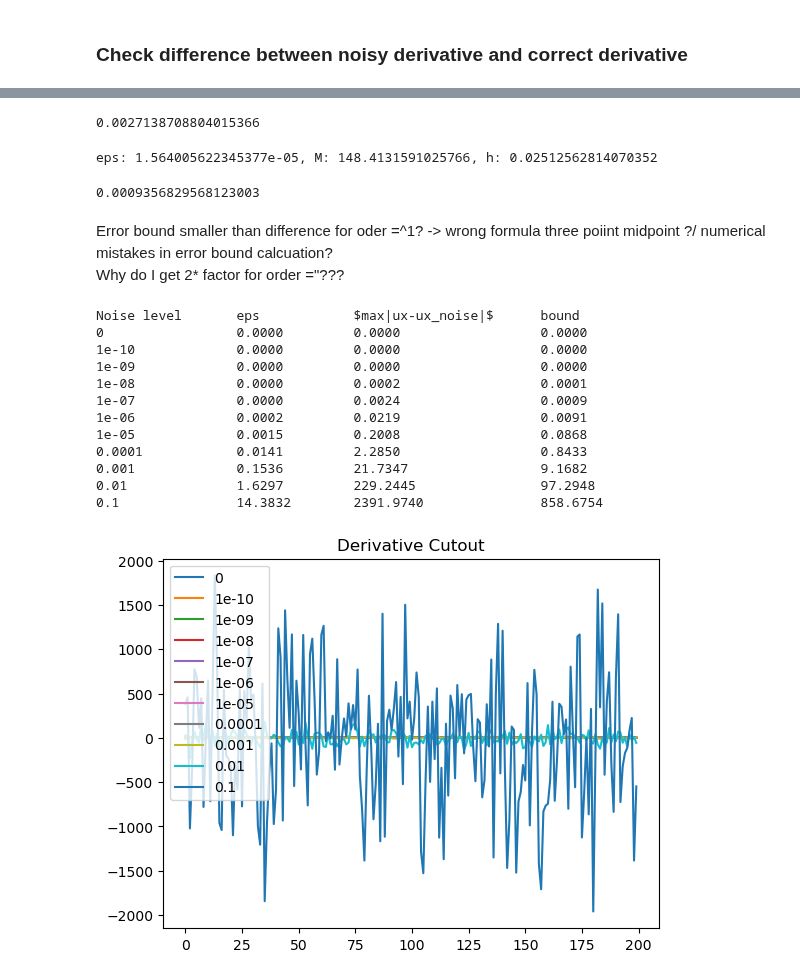
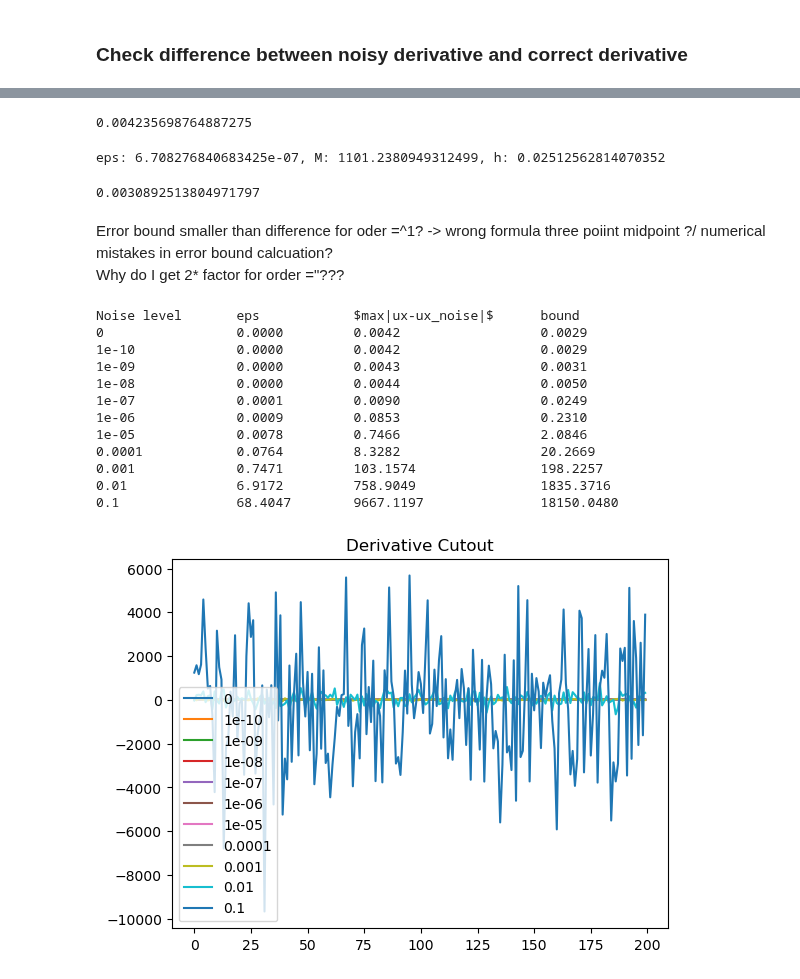
Before and after one commit to HillaryHauger/robust-identifiability-symbolic-recovery, a Jupyter notebook: My Experiments/Robustness Noise SVD.ipynb, the cells around one changed output, grey strips where cells are left out. Cells and saved outputs as stored; diff of their text form; code cells hidden in the pictures.

Commit message:
Zwischenergebniss Robustness Finite Differences

```diff
--- a/My Experiments/Robustness Noise SVD.ipynb
+++ b/My Experiments/Robustness Noise SVD.ipynb
@@ -175,14 +165,25 @@ def error_bound(eps,h,M,order=2):
     if order ==1:
         #backward differences order 1
         return 2*eps/h + h/2*M
+
     elif order==2:
         return 2*(eps/h + h*h/6*M) #is fixed with 2* but why???
+
+    if order ==3:
+        return 20.0/3*eps/h + h**3.0/6*M
+
     elif order==4:
         return 9.0/6.0*eps/h + h**4/30*M
+
+    if order ==5:
+        return 20.0/3*eps/h + h**5.0/6*M
+
     elif order==6:
         return 11/6.0*eps/h + h**6/144*M
+
     elif order==8:
         return 25/12*eps/h + h**8/840*M
+
     else:
         #TODO: for now order 2
         return 2*eps/h + h*h/3.0*M
@@ -190,26 +191,27 @@ def error_bound(eps,h,M,order=2):
 def infinity_norm(x):
     return np.max(np.abs(x))
 # %%
-target_noise=1e-7
+target_noise=1e-9
 var = target_noise * np.sqrt(np.mean(np.square(u)))
 noise = np.random.normal(0, var, size=u.shape)
 u_noise = u + noise
-ux_noise = ps.FiniteDifference(order=4,d=1, axis=0, drop_endpoints=False)._differentiate(u_noise, dx)
+order=3
+ux_noise = ps.FiniteDifference(order=order,d=1, axis=0, drop_endpoints=False)._differentiate(u_noise, dx)
 # %%
 infinity_norm(ux-ux_noise)
 # %% [output]
-0.0027138708804015366
+0.004235698764887275
 # %%
 eps=infinity_norm(u_noise-u)
 M=infinity_norm(uxxx)
 h=dx
 print(f"eps: {eps}, M: {M}, h: {h}")
 # %% [output]
-eps: 1.564005622345377e-05, M: 148.4131591025766, h: 0.02512562814070352
+eps: 6.708276840683425e-07, M: 1101.2380949312499, h: 0.02512562814070352
 # %%
-error_bound(eps,h,M,order=4)
+error_bound(eps,h,M,order=order)
 # %% [output]
-0.0009356829568123003
+0.0030892513804971797
 # %% [markdown]
 Error bound smaller than difference for oder =^1? -> wrong formula
 three poiint midpoint ?/ numerical mistakes in error bound calcuation?<br>
@@ -217,35 +219,35 @@ Why do I get 2* factor for order ="???
 # %%
 M=infinity_norm(uxxx)
 noise_levels = [0]+[10**(-10+i) for i in range(0,10)]
 print("Noise level \t  eps \t \t $max|ux-ux_noise|$ \t bound")
 plt.title("Derivative Cutout")
-order=4
+order=3
 for target_noise in noise_levels:
     var = target_noise * np.sqrt(np.mean(np.square(u)))
     noise = np.random.normal(0, var, size=u.shape)
     u_noise = u + noise
     ux_noise = ps.FiniteDifference(order=order,d=1, axis=0, drop_endpoints=False)._differentiate(u_noise, dx)
     plt.plot(ux_noise[0,:],label=str(target_noise))
     eps = infinity_norm(u_noise-u)
     bound = error_bound(eps,dx,M,order)
     diff = infinity_norm(ux-ux_noise)
     print(f"{target_noise} \t \t  {eps:.4f} \t {diff:.4f} \t \t {bound:.4f}")
 plt.legend()
 plt.show()
 # %% [output]
 Noise level       eps            $max|ux-ux_noise|$      bound
-0                 0.0000         0.0000                  0.0000
-1e-10             0.0000         0.0000                  0.0000
-1e-09             0.0000         0.0000                  0.0000
-1e-08             0.0000         0.0002                  0.0001
-1e-07             0.0000         0.0024                  0.0009
-1e-06             0.0002         0.0219                  0.0091
-1e-05             0.0015         0.2008                  0.0868
-0.0001            0.0141         2.2850                  0.8433
-0.001             0.1536         21.7347                 9.1682
-0.01              1.6297         229.2445                97.2948
-0.1               14.3832        2391.9740               858.6754
+0                 0.0000         0.0042                  0.0029
+1e-10             0.0000         0.0042                  0.0029
+1e-09             0.0000         0.0043                  0.0031
+1e-08             0.0000         0.0044                  0.0050
+1e-07             0.0001         0.0090                  0.0249
+1e-06             0.0009         0.0853                  0.2310
+1e-05             0.0078         0.7466                  2.0846
+0.0001            0.0764         8.3282                  20.2669
+0.001             0.7471         103.1574                198.2257
+0.01              6.9172         758.9049                1835.3716
+0.1               68.4047        9667.1197               18150.0480
-[figure, old version]
+[figure, new version]
 # %%
 M=infinity_norm(uxxx)
 number_noise=10 #<=10
```
Also changed, not shown: parts of 9 cells of this notebook.
